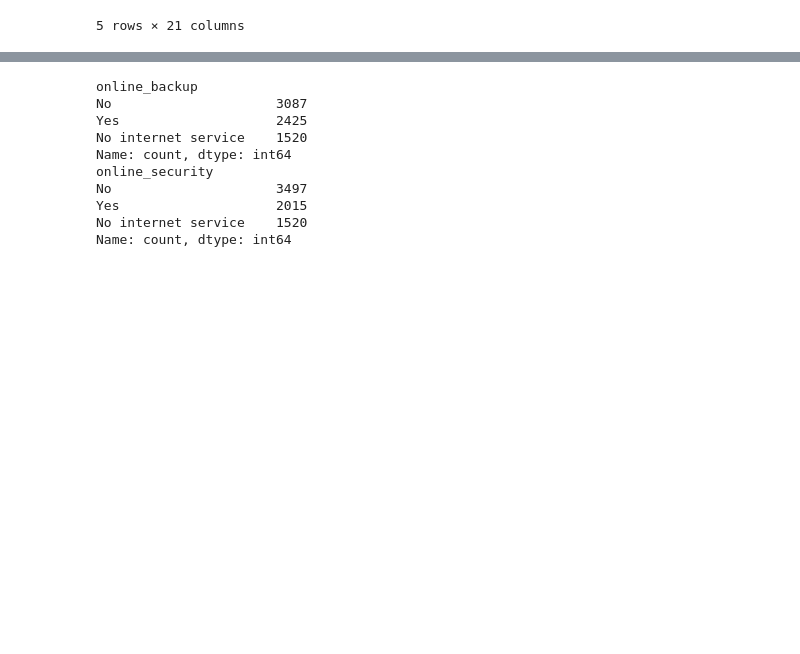
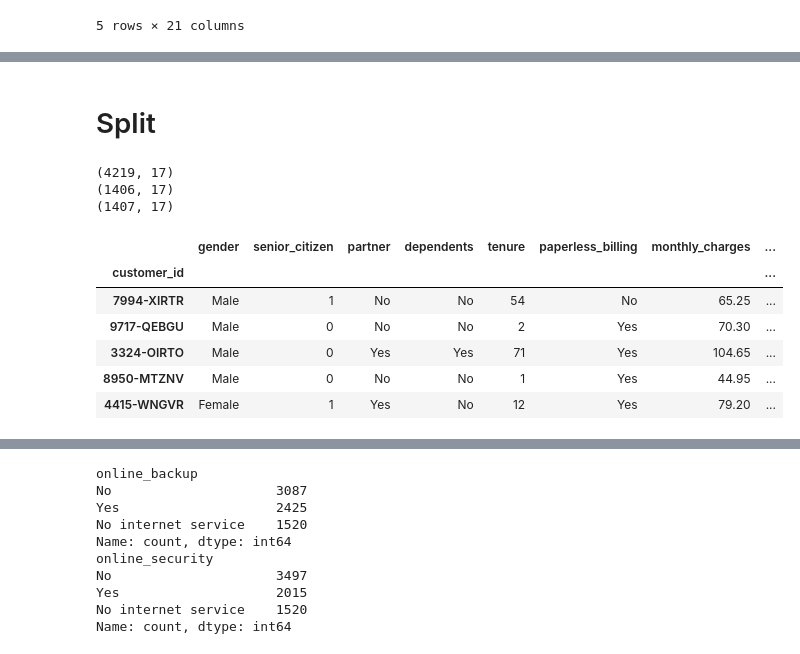
Before and after one commit to kelseyhangyu/classification-exercises, a Jupyter notebook: explore.ipynb, the cells around one changed output, grey strips where cells are left out. Cells and saved outputs as stored; diff of their text form; code cells hidden in the pictures; blank space fills up the shorter version.

```diff
--- a/explore.ipynb
+++ b/explore.ipynb
@@ -586 +665,18 @@ telco = telco.drop(['phone_service', 'multiple_lines'], axis=1)
+# %%
+telco['protection/support'] = np.where(
+    (telco['device_protection'] == 'Yes') & (telco['tech_support'] == 'Yes'), 'both',
+    np.where(
+        (telco['device_protection'] == 'Yes') & (telco['tech_support'] == 'No'), 'protection',
+        np.where(
+            (telco['device_protection'] == 'No') & (telco['tech_support'] == 'Yes'), 'support',
+            np.where(
+                (telco['device_protection'] == 'No internet service') & (telco['tech_support'] == 'No internet service'), 'no service',
+                np.where(
+                    (telco['device_protection'] == 'No') & (telco['tech_support'] == 'No'), 'no service','none'
+
+                )
+            )
+        )
+    )
+)
 # %%
@@ -631 +698,35 @@ Name: count, dtype: int64
+# %% [markdown]
+# Split
+# %%
+ #first split
+train, validate_test = train_test_split(telco,
+                 train_size=0.60, #size of the train df, and the test size will default to 1-train_size
+                random_state=123, #set any number here for consistency
+                 stratify=telco['churn'] #need to stratify on target variable
+                )
+
+#second split
+validate, test = train_test_split(validate_test, #this is the df that we are splitting now
+                test_size=0.50, #set test or train size to 50%
+                 random_state=123, #gotta send in a random seed
+                stratify=validate_test['churn']#still got to stratify
+                )
+# %%
+print(train.shape)
+print(validate.shape)
+print(test.shape)
+# %% [output]
+(4219, 17)
+(1406, 17)
+(1407, 17)
+# %%
+train.head()
+# %% [output]
+|  | gender | senior_citizen | partner | dependents | tenure | paperless_billing | monthly_charges | ... |
+| customer_id |  |  |  |  |  |  |  | ... |
+| 7994-XIRTR | Male | 1 | No | No | 54 | No | 65.25 | ... |
+| 9717-QEBGU | Male | 0 | No | No | 2 | Yes | 70.30 | ... |
+| 3324-OIRTO | Male | 0 | Yes | Yes | 71 | Yes | 104.65 | ... |
+| 8950-MTZNV | Male | 0 | No | No | 1 | Yes | 44.95 | ... |
+| 4415-WNGVR | Female | 1 | Yes | No | 12 | Yes | 79.20 | ... |
 # %%
```
Also changed, not shown: parts of 20 cells of this notebook.
